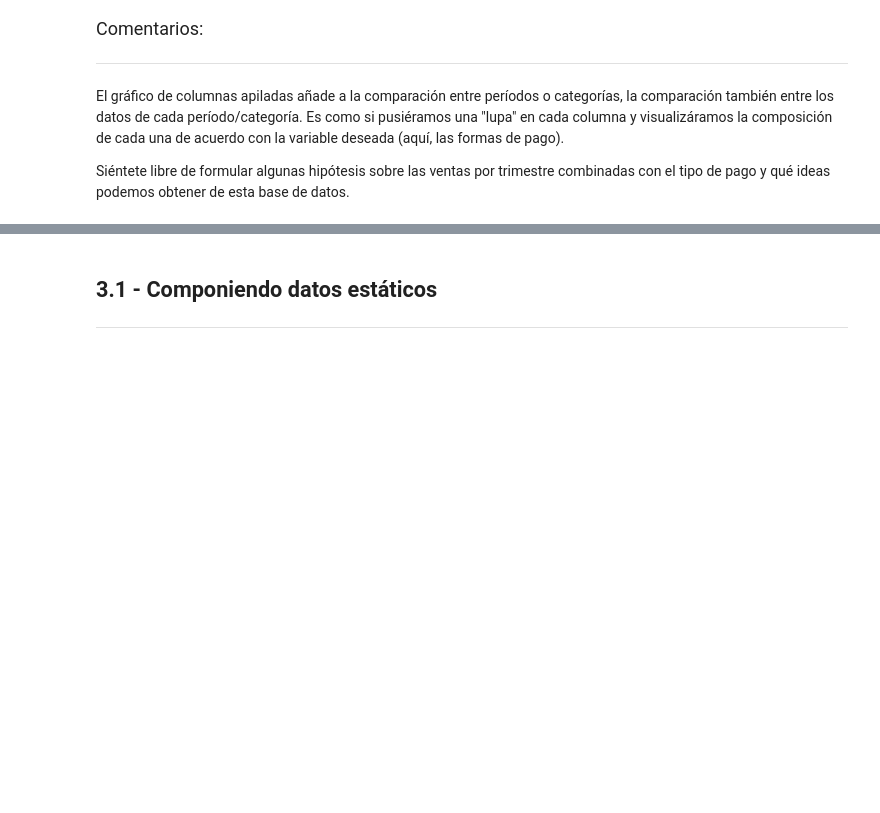
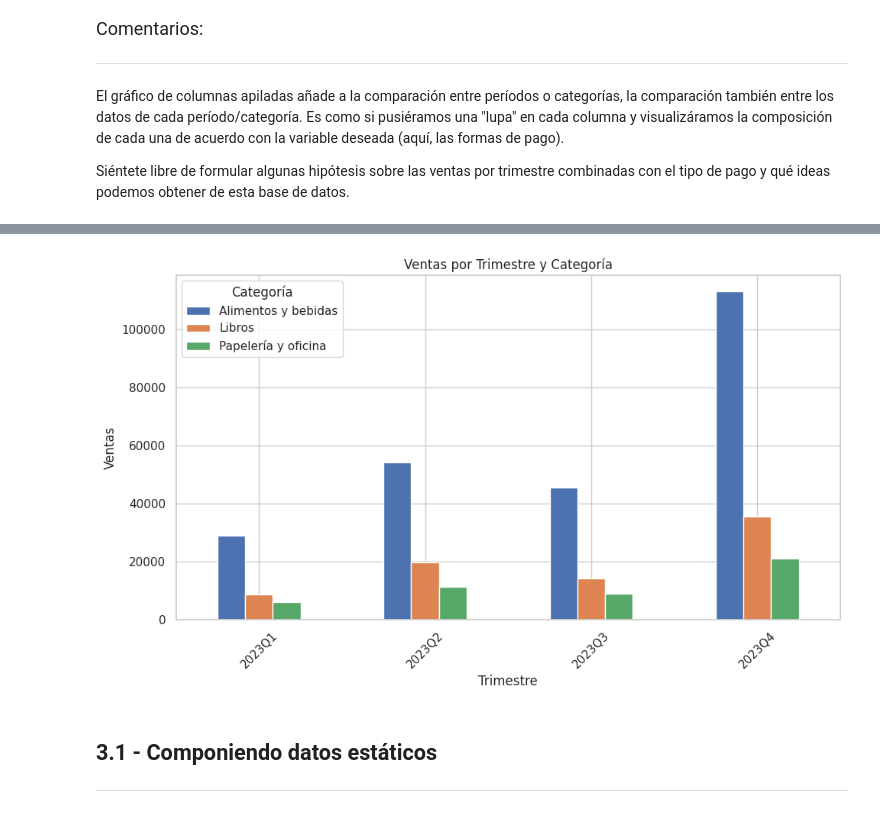
Before and after one commit to Nataliahfk/IA_aplicada_a_ciencia_de_datos, a Jupyter notebook: IA_aplicada_a_ciencia_de_datos.ipynb, the cells around one changed output, grey strips where cells are left out. Cells and saved outputs as stored; diff of their text form; code cells hidden in the pictures; blank space fills up the shorter version.

```diff
--- a/IA_aplicada_a_ciencia_de_datos.ipynb
+++ b/IA_aplicada_a_ciencia_de_datos.ipynb
@@ -1221,3 +1212,25 @@ Siéntete libre de formular algunas hipótesis sobre las ventas por trimestre co
+# %%
+df_unificado['facturacion'] = (df_unificado['precio_unitario'] * df_unificado['cantidad']) + df_unificado['envio']
+df_unificado['trimestre'] = df_unificado['fecha'].dt.to_period('Q')
+# Suponiendo que ya tienes el DataFrame df
+# Filtrar las categorías deseadas
+categorias_deseadas = ["Papelería y oficina", "Libros", "Alimentos y bebidas"]
+df_filtrado = df_unificado[df_unificado['categoria'].isin(categorias_deseadas)] #.isin(categorias_deseadas) devuelve True si el valor está en la lista
+# Pivotar los datos para tener los trimestres como índice y las categorías como columnas
+pivot_df = df_filtrado.pivot_table(index='trimestre', columns='categoria', values='facturacion', aggfunc='sum')
+# Crear el gráfico de columnas agrupadas
+pivot_df.plot(kind='bar', stacked=False, figsize=(10, 6))
+# Agregar etiquetas y título
+plt.xlabel('Trimestre')
+plt.ylabel('Ventas')
+plt.title('Ventas por Trimestre y Categoría')
+plt.xticks(rotation=45)  # Rotar las etiquetas del eje x para mejorar la legibilidad
+# Mostrar el gráfico
+plt.legend(title='Categoría')
+plt.tight_layout()
+plt.show()
+# %% [output]
+[figure, added]
 # %% [markdown]
 ## **3.1 - Componiendo datos estáticos**
 
```
Also changed, not shown: parts of 6 cells of this notebook.
